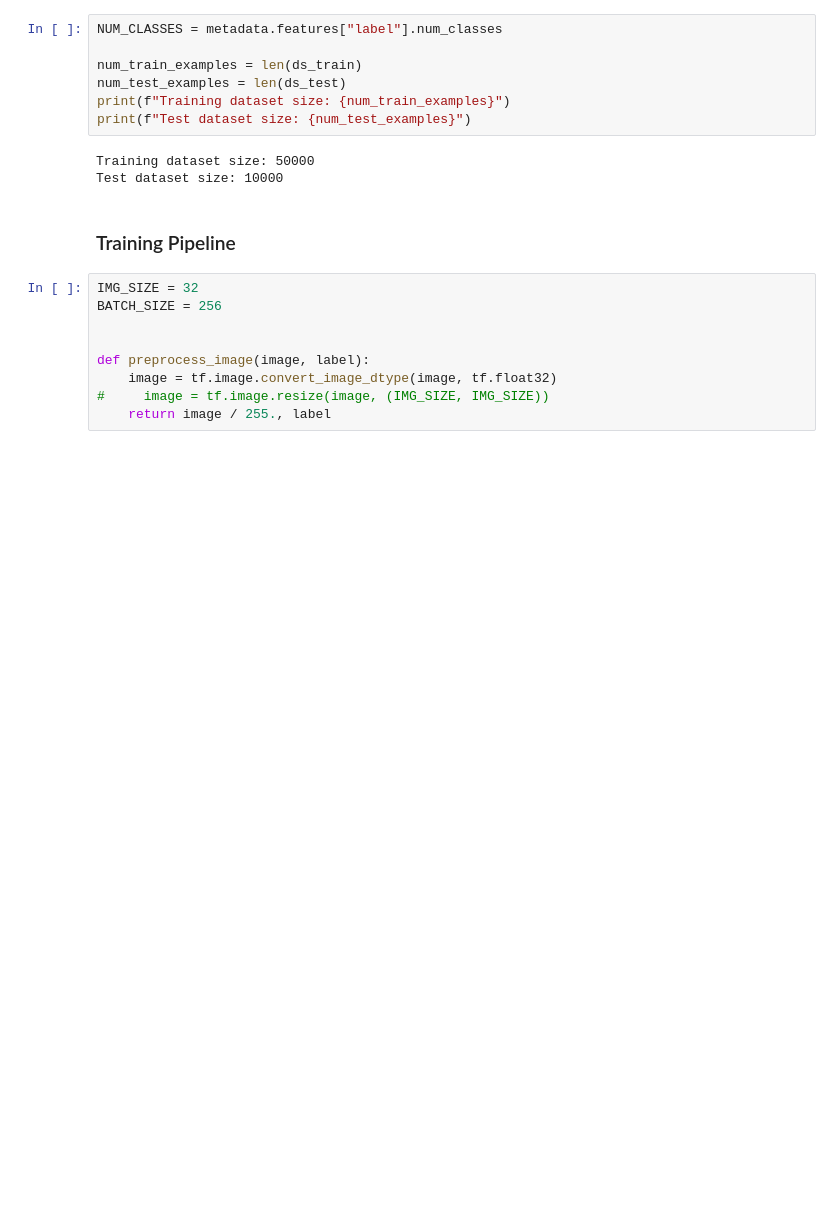
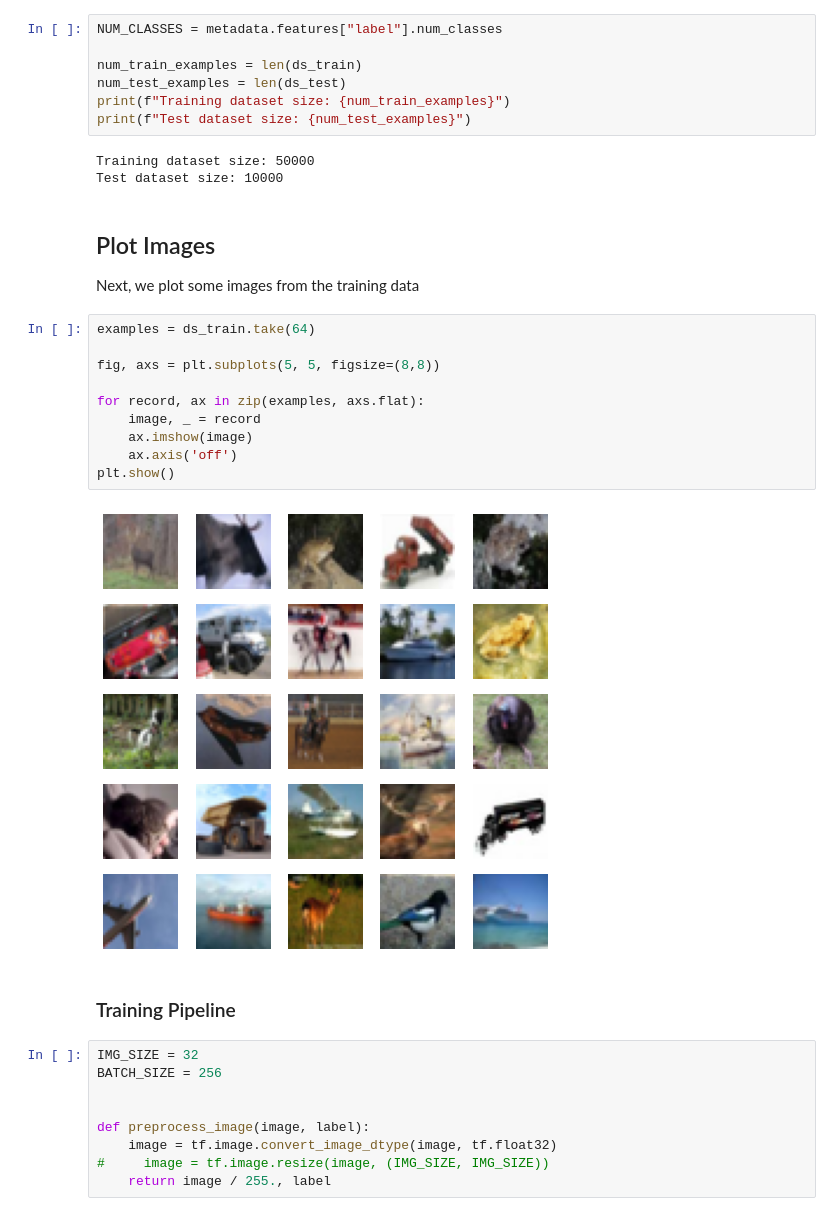
Before and after one commit to katnoria/cifar10-classifiers, a Jupyter notebook: notebooks/tuner/tf2-bn-raytune.ipynb, the cells around one changed output. Drawn from its saved outputs; the diff is of its cells as text; blank space fills up the shorter version.

```diff
--- a/notebooks/tuner/tf2-bn-raytune.ipynb
+++ b/notebooks/tuner/tf2-bn-raytune.ipynb
@@ -80,6 +92,22 @@ print(f"Test dataset size: {num_test_examples}")
 # %% [output]
 Training dataset size: 50000
 Test dataset size: 10000
+# %% [markdown]
+## Plot Images
+
+Next, we plot some images from the training data
+# %%
+examples = ds_train.take(64)
+
+fig, axs = plt.subplots(5, 5, figsize=(8,8))
+
+for record, ax in zip(examples, axs.flat):
+    image, _ = record
+    ax.imshow(image)
+    ax.axis('off')
+plt.show()
+# %% [output]
+[figure, added]
 # %% [markdown]
 ### Training Pipeline
 # %%
```
Also changed, not shown: parts of 14 cells of this notebook, 1 other file.
